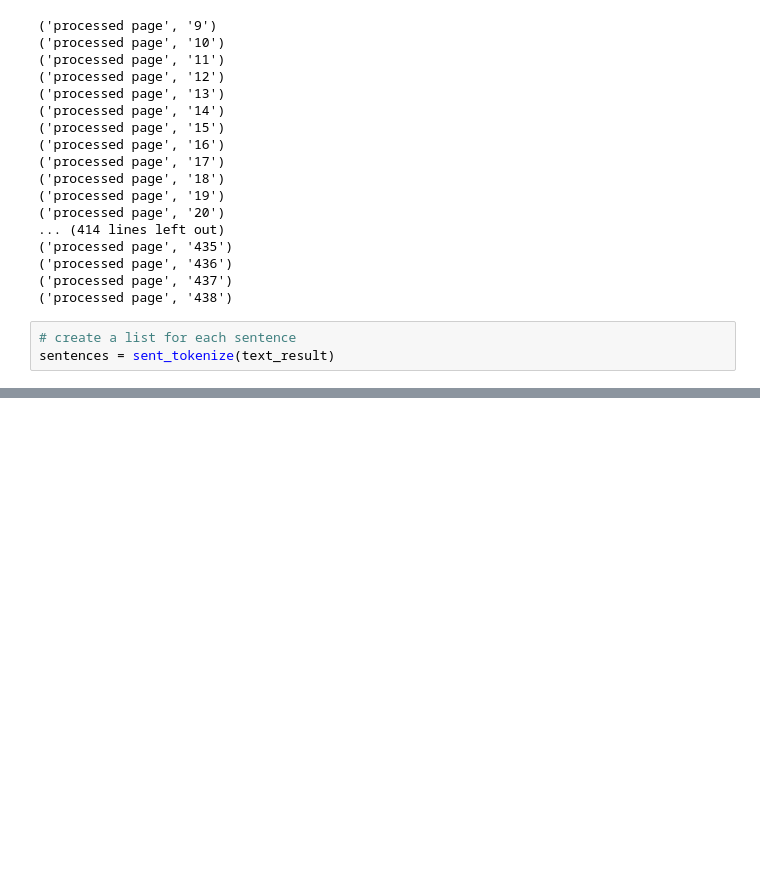
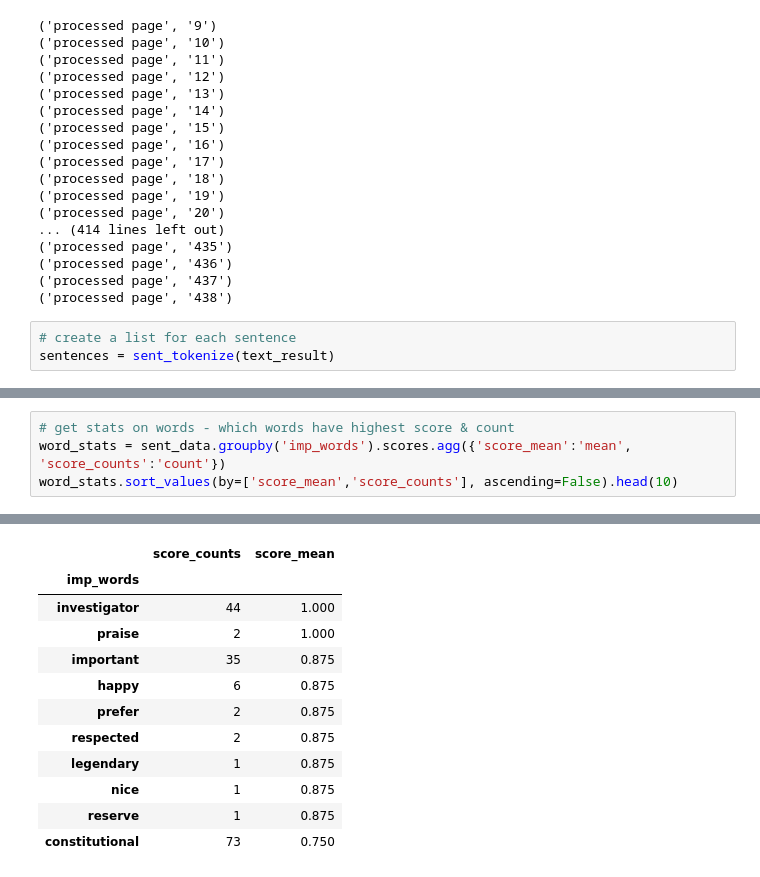
Before and after one commit to Gabya06/mueller, a Jupyter notebook: MuellerReportAnalysis.ipynb, the cells around one changed output, grey strips where cells are left out. Drawn from its saved outputs; the diff is of its cells as text; blank space fills up the shorter version.

```diff
--- a/MuellerReportAnalysis.ipynb
+++ b/MuellerReportAnalysis.ipynb
@@ -304,0 +377,5 @@ True
+# %%
+# get stats on words - which words have highest score & count
+word_stats = sent_data.groupby('imp_words').scores.agg({'score_mean':'mean', 'score_counts':'count'})
+word_stats.sort_values(by=['score_mean','score_counts'], ascending=False).head(10)
+# %% [output]
@@ -304,0 +384,12 @@ True
+|  | score_counts | score_mean |
+| imp_words |  |  |
+| investigator | 44 | 1.000 |
+| praise | 2 | 1.000 |
+| important | 35 | 0.875 |
+| happy | 6 | 0.875 |
+| prefer | 2 | 0.875 |
+| respected | 2 | 0.875 |
+| legendary | 1 | 0.875 |
+| nice | 1 | 0.875 |
+| reserve | 1 | 0.875 |
+| constitutional | 73 | 0.750 |
```
Also changed, not shown: parts of 12 cells of this notebook, 1 other file.
